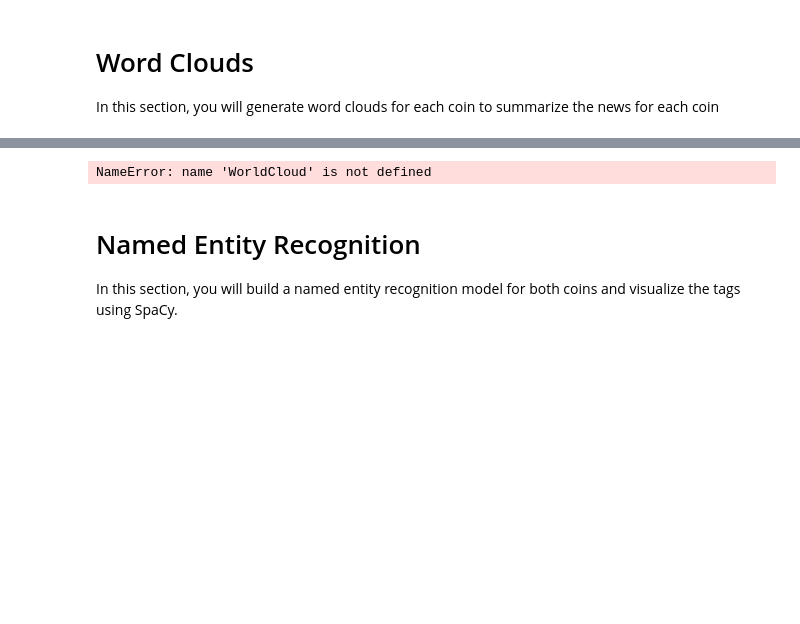
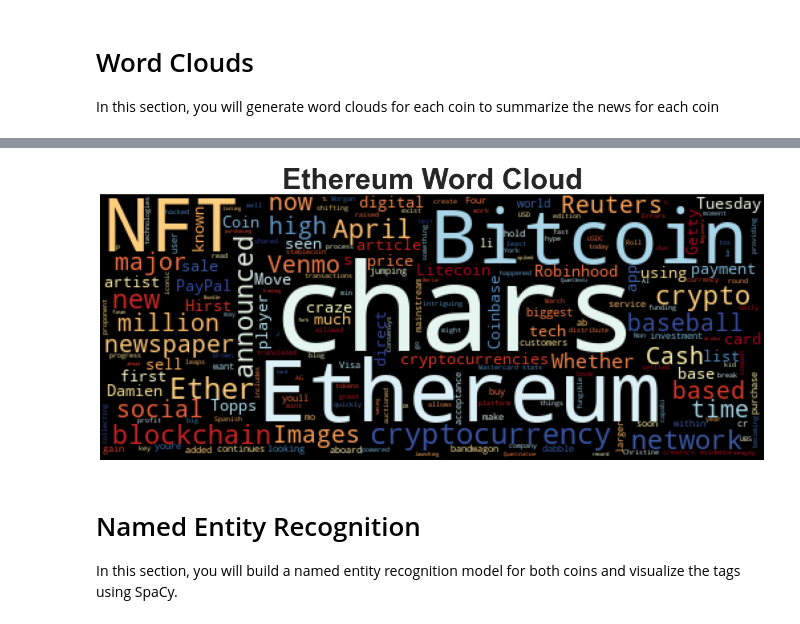
Before and after one commit to fllamas360/NLP, a Jupyter notebook: crypto_sentiment.ipynb, the cells around one changed output, grey strips where cells are left out. Drawn from its saved outputs; the diff is of its cells as text; code cells hidden in the pictures; blank space fills up the shorter version.

Commit message:
updating notebook after running it again a newly create enviroment, error with Mac M1 chip

```diff
--- a/crypto_sentiment.ipynb
+++ b/crypto_sentiment.ipynb
@@ -310,11 +389,11 @@ mpl.rcParams['figure.figsize'] = [20.0, 10.0]
 #btc = WordCloud()
 #btc_wc = wc.generate(btc_df)
 #plt.axis("off")
-##plt.imshow(btc_wc)
+#plt.imshow(btc_wc)
 
 def wordcloud(text, title=""):
-    btc_df=WorldCloud(width=500, colormap='RdYlBu').generate(text)
-    plt.imashow(btc_df)
+    btc_df=WordCloud(width=500, colormap='RdYlBu').generate(text)
+    plt.imshow(btc_df)
     plt.axis("off")
     fontdict = {"fontsize": 48, "fontweight" : "bold"}
     plt.title(title, fontdict=fontdict)
@@ -326,15 +405,15 @@ NameError: name 'WorldCloud' is not defined
 # %%
 # Generate the Ethereum word cloud
 def wordcloud(text, title=""):
-    eth_df=WorldCloud(width=500, colormap='RdYlBu').generate(text)
-    plt.imashow(btc_df)
+    eth_df=WordCloud(width=500, colormap='RdYlBu').generate(text)
+    plt.imshow(eth_df)
     plt.axis("off")
     fontdict = {"fontsize": 48, "fontweight" : "bold"}
     plt.title(title, fontdict=fontdict)
     plt.show()
 wordcloud(eth_df.text.str.cat(), title="Ethereum Word Cloud")
 # %% [output]
-NameError: name 'WorldCloud' is not defined
+[figure, added]
 # %% [markdown]
 # Named Entity Recognition
 
```
Also changed, not shown: parts of 30 cells of this notebook.
